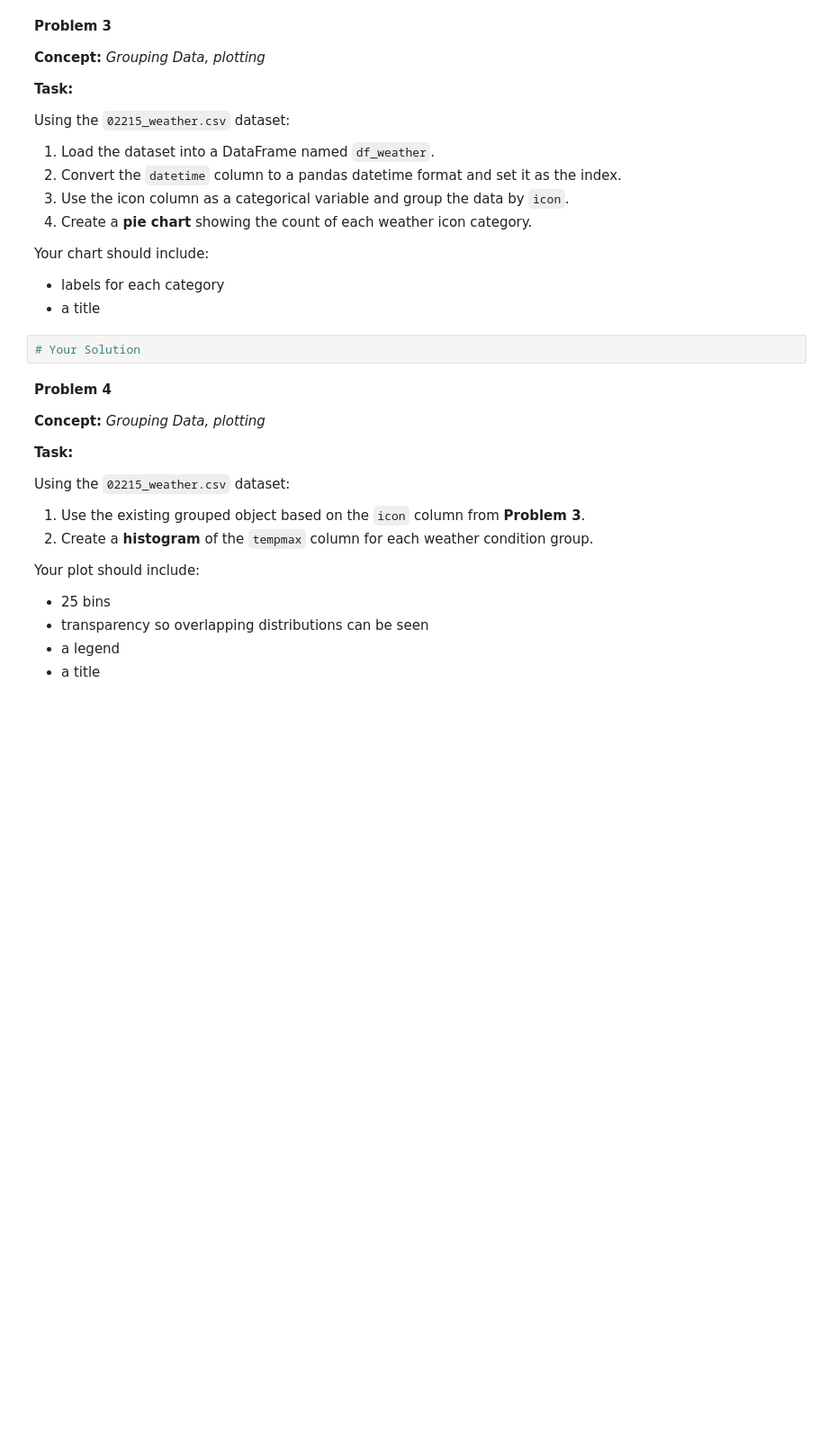
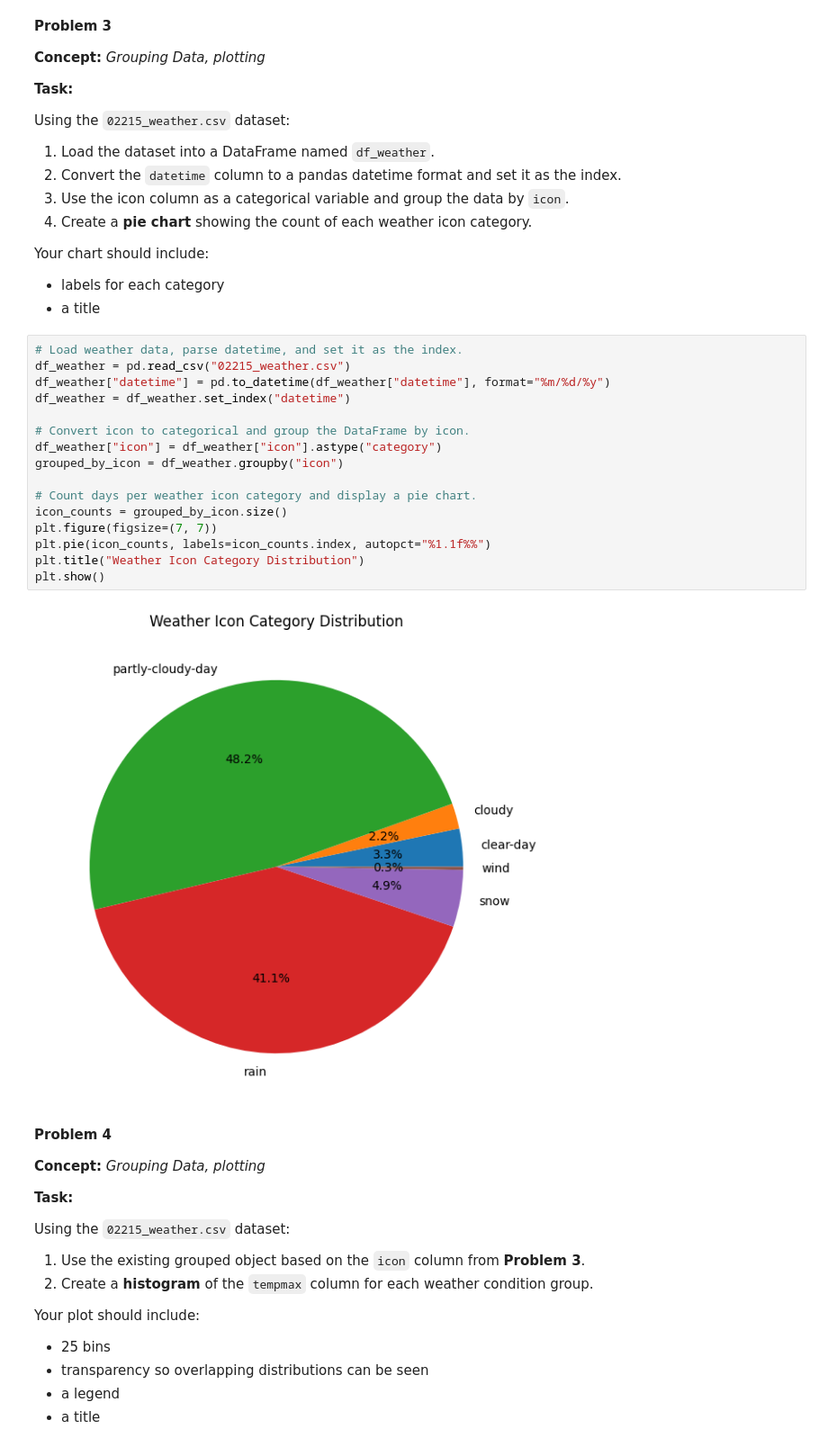
Before and after one commit to ehui-lab/ehui-boston, a Jupyter notebook: bu-cds-dx602/homework/week-11/homework.ipynb, the cells around one changed output. Shown at 90% size. Cells and saved outputs as stored; diff of their text form; blank space fills up the shorter version.

```diff
--- a/bu-cds-dx602/homework/week-11/homework.ipynb
+++ b/bu-cds-dx602/homework/week-11/homework.ipynb
@@ -75,8 +175,24 @@ Using the `02215_weather.csv` dataset:
 Your chart should include:
 * labels for each category
 * a title
-# %%
-# Your Solution
+# %%
+# Load weather data, parse datetime, and set it as the index.
+df_weather = pd.read_csv("02215_weather.csv")
+df_weather["datetime"] = pd.to_datetime(df_weather["datetime"], format="%m/%d/%y")
+df_weather = df_weather.set_index("datetime")
+
+# Convert icon to categorical and group the DataFrame by icon.
+df_weather["icon"] = df_weather["icon"].astype("category")
+grouped_by_icon = df_weather.groupby("icon")
+
+# Count days per weather icon category and display a pie chart.
+icon_counts = grouped_by_icon.size()
+plt.figure(figsize=(7, 7))
+plt.pie(icon_counts, labels=icon_counts.index, autopct="%1.1f%%")
+plt.title("Weather Icon Category Distribution")
+plt.show()
+# %% [output]
+[figure, added]
 # %% [markdown]
 **Problem 4**
 
```
Also changed, not shown: parts of 31 cells of this notebook.
